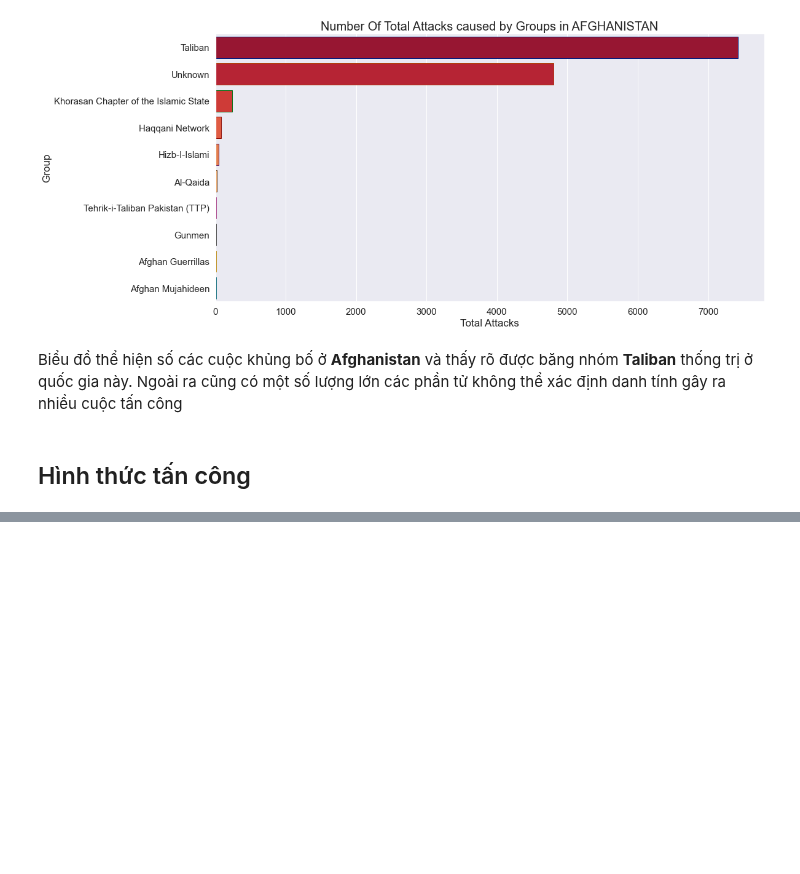
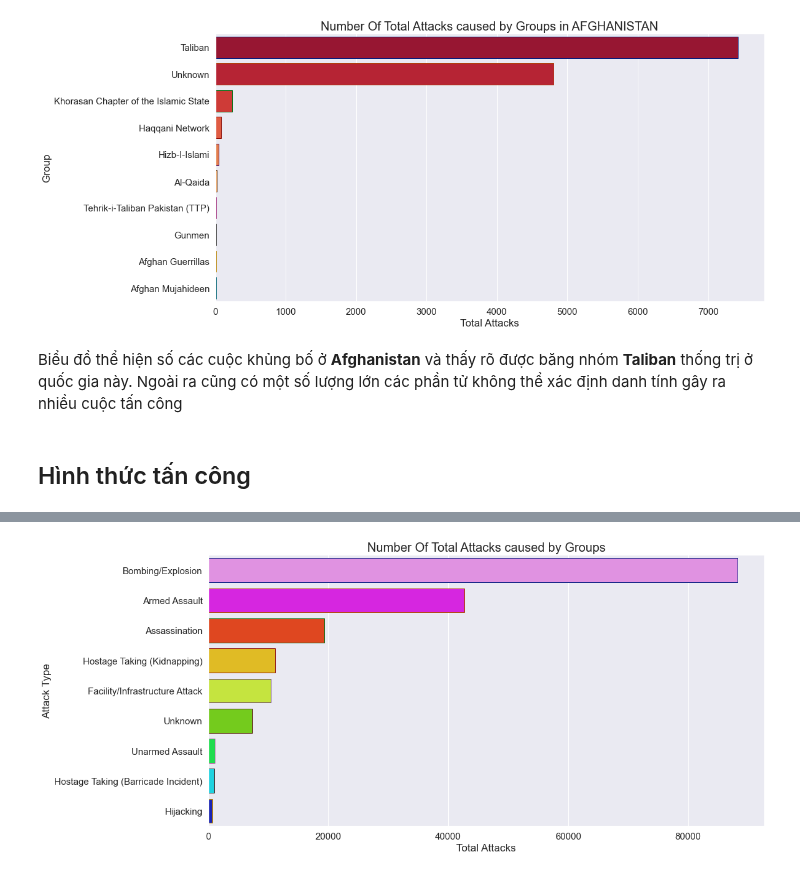
Before and after one commit to tuph-tech/LTKHDL-final, a Jupyter notebook: 1712861-PhanHuuTu.ipynb, the cells around one changed output, grey strips where cells are left out. Saved outputs shown, nothing was run; the diff lists cells and outputs as text; code cells hidden in the pictures; blank space fills up the shorter version.

```diff
--- a/1712861-PhanHuuTu.ipynb
+++ b/1712861-PhanHuuTu.ipynb
@@ -511,0 +514,5 @@ Biểu đồ thể hiện số các cuộc khủng bố ở **Afghanistan** và
+# %%
+#dữ liệu các hình thức khủng bố
+attack_type = df['attack_type'].value_counts().reset_index()
+attack_type.columns = ['attack_type', 'total_attack']
+attack_type
@@ -511,0 +530,19 @@ Biểu đồ thể hiện số các cuộc khủng bố ở **Afghanistan** và
+# %%
+# vẽ biểu đồ top 10 các nhóm tấn công
+ax = sns.barplot(x='total_attack', y='attack_type',
+                 data=attack_type,
+                 palette= 'gist_ncar_r',
+                 edgecolor=sns.color_palette('dark',25))
+
+# Thiết lập 1 số thuộc tính biểu đồ
+ax.set_xlabel('Total Attacks', fontsize=17)
+ax.set_ylabel('Attack Type', fontsize=17)
+
+plt.xticks(fontsize=15)
+plt.yticks(fontsize=15)
+
+plt.title('Number Of Total Attacks caused by Groups', fontsize=20)
+
+plt.show()
+# %% [output]
+[figure, added]
```
Also changed, not shown: parts of 7 cells of this notebook.
